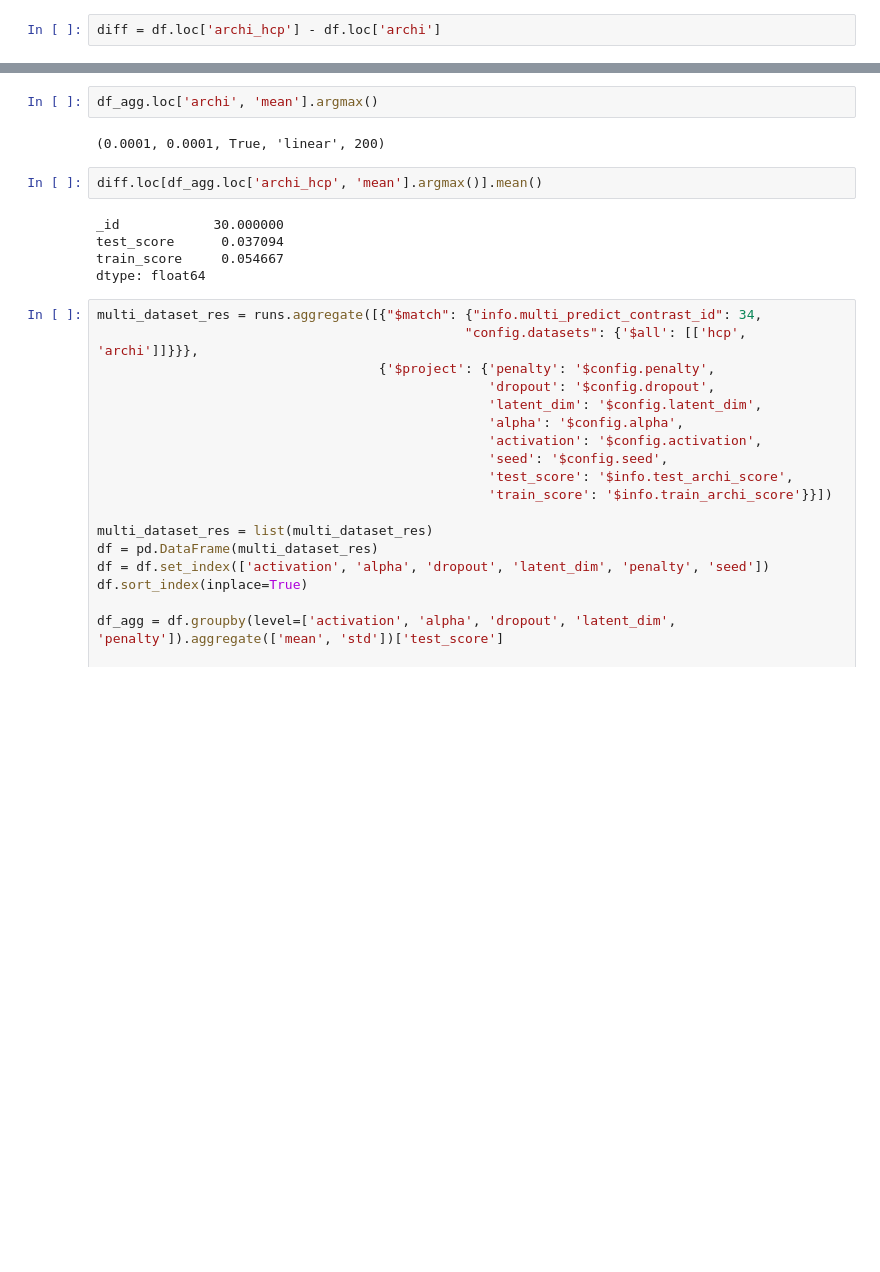
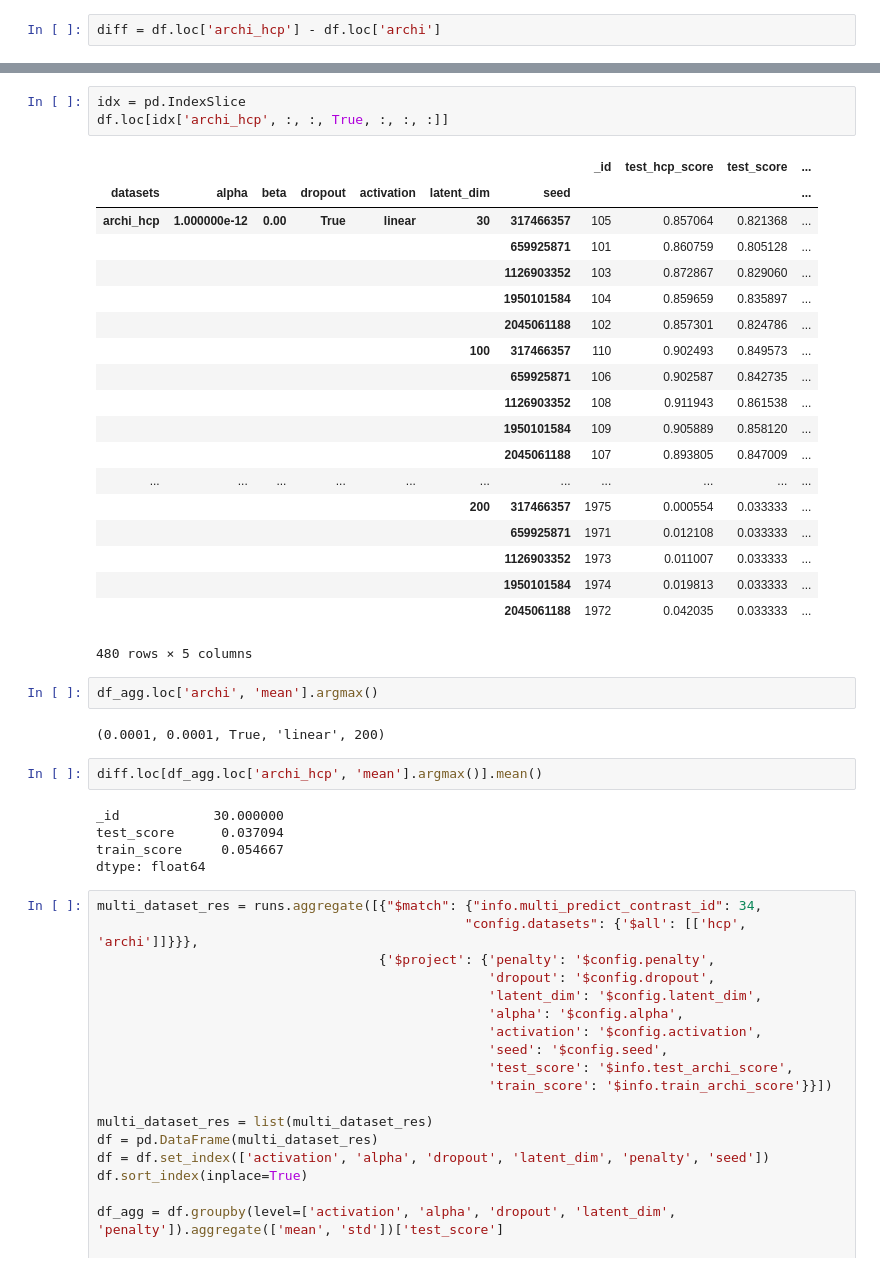
Before and after one commit to arthurmensch/modl, a Jupyter notebook: examples/contrast/Comparison first full experiement.ipynb, the cells around one changed output, grey strips where cells are left out. Drawn from its saved outputs; the diff is of its cells as text; blank space fills up the shorter version.

```diff
--- a/examples/contrast/Comparison first full experiement.ipynb
+++ b/examples/contrast/Comparison first full experiement.ipynb
@@ -85,3 +104,26 @@ diff
+# %%
+idx = pd.IndexSlice
+df.loc[idx['archi_hcp', :, :, True, :, :, :]]
+# %% [output]
+|  |  |  |  |  |  |  | _id | test_hcp_score | test_score | ... |
+| datasets | alpha | beta | dropout | activation | latent_dim | seed |  |  |  | ... |
+| archi_hcp | 1.000000e-12 | 0.00 | True | linear | 30 | 317466357 | 105 | 0.857064 | 0.821368 | ... |
+|  |  |  |  |  |  | 659925871 | 101 | 0.860759 | 0.805128 | ... |
+|  |  |  |  |  |  | 1126903352 | 103 | 0.872867 | 0.829060 | ... |
+|  |  |  |  |  |  | 1950101584 | 104 | 0.859659 | 0.835897 | ... |
+|  |  |  |  |  |  | 2045061188 | 102 | 0.857301 | 0.824786 | ... |
+|  |  |  |  |  | 100 | 317466357 | 110 | 0.902493 | 0.849573 | ... |
+|  |  |  |  |  |  | 659925871 | 106 | 0.902587 | 0.842735 | ... |
+|  |  |  |  |  |  | 1126903352 | 108 | 0.911943 | 0.861538 | ... |
+|  |  |  |  |  |  | 1950101584 | 109 | 0.905889 | 0.858120 | ... |
+|  |  |  |  |  |  | 2045061188 | 107 | 0.893805 | 0.847009 | ... |
+| ... | ... | ... | ... | ... | ... | ... | ... | ... | ... | ... |
+|  |  |  |  |  | 200 | 317466357 | 1975 | 0.000554 | 0.033333 | ... |
+|  |  |  |  |  |  | 659925871 | 1971 | 0.012108 | 0.033333 | ... |
+|  |  |  |  |  |  | 1126903352 | 1973 | 0.011007 | 0.033333 | ... |
+|  |  |  |  |  |  | 1950101584 | 1974 | 0.019813 | 0.033333 | ... |
+|  |  |  |  |  |  | 2045061188 | 1972 | 0.042035 | 0.033333 | ... |
+480 rows × 5 columns
 # %%
 df_agg.loc['archi', 'mean'].argmax()
 # %% [output]
```
Also changed, not shown: parts of 6 cells of this notebook, 5 other files.
